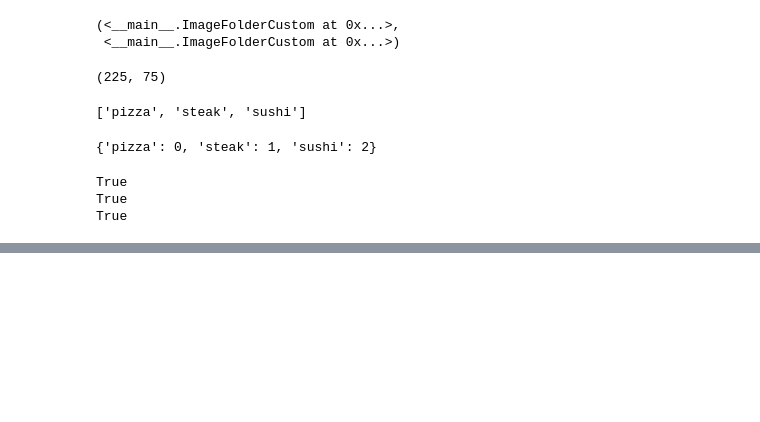
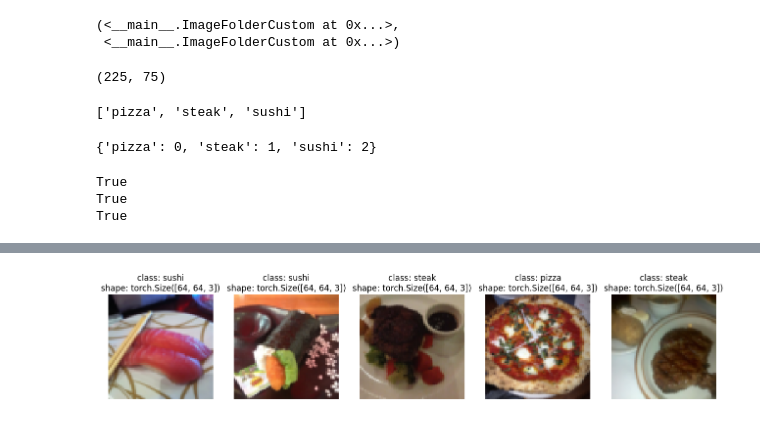
Before and after one commit to khangsheng1/Learning-PyTorch, a Jupyter notebook: LearnPyTorch_IO/04_PyTorch_Custom_Datasets.ipynb, the cells around one changed output, grey strips where cells are left out. Drawn from its saved outputs; the diff is of its cells as text; code cells hidden in the pictures; blank space fills up the shorter version.

```diff
--- a/LearnPyTorch_IO/04_PyTorch_Custom_Datasets.ipynb
+++ b/LearnPyTorch_IO/04_PyTorch_Custom_Datasets.ipynb
@@ -511,0 +562,8 @@ True
+# %%
+# Display random images from ImageFolder created Dataset
+display_random_images(train_data,
+                      n=5,
+                      classes=class_names,
+                      seed=None)
+# %% [output]
+[figure, added]
```
Also changed, not shown: parts of 5 cells of this notebook.
